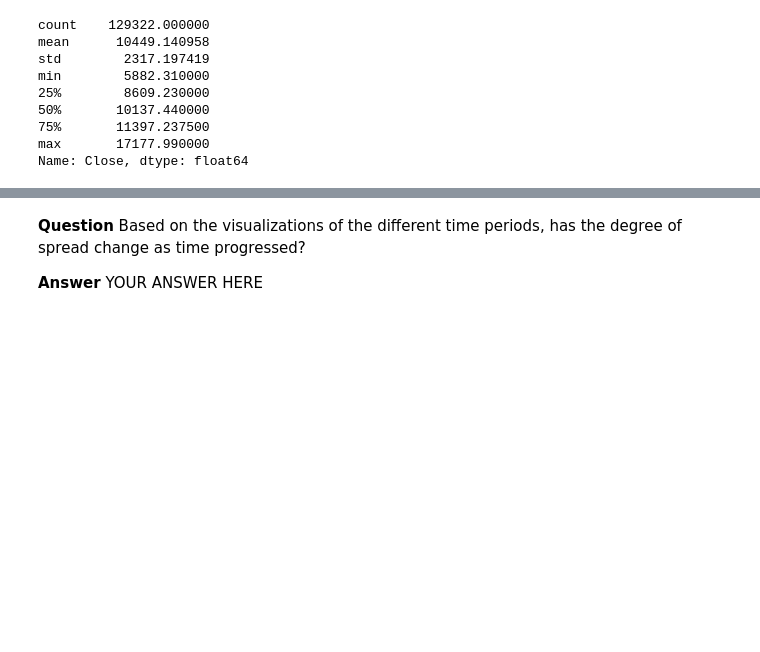
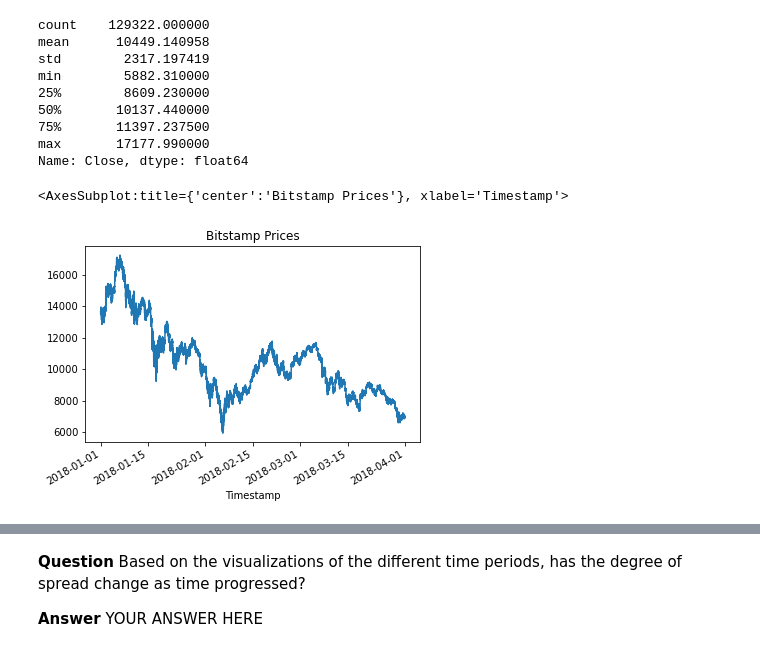
Before and after one commit to douglasg-fintec/Cryptocurrency_Arbitrage, a Jupyter notebook: crypto_arbitrage.ipynb, the cells around one changed output, grey strips where cells are left out. Drawn from its saved outputs; the diff is of its cells as text; code cells hidden in the pictures; blank space fills up the shorter version.

Commit message:
finished corrections on plots

```diff
--- a/crypto_arbitrage.ipynb
+++ b/crypto_arbitrage.ipynb
@@ -389,7 +389,10 @@ Name: Close, dtype: float64
 # %%
 # Create a line plot for the bitstamp DataFrame for the full length of time in the dataset
 # Be sure that the figure size, title, and color are tailored to each visualization
-# YOUR CODE HERE
+bitstamp_sliced.plot(title='Bitstamp Prices', xlabel='Timestamp')
+# %% [output]
+<AxesSubplot:title={'center':'Bitstamp Prices'}, xlabel='Timestamp'>
+[figure, added]
 # %%
 # Create a line plot for the coinbase DataFrame for the full length of time in the dataset
 # Be sure that the figure size, title, and color are tailored to each visualization
```
Also changed, not shown: parts of 6 cells of this notebook.
